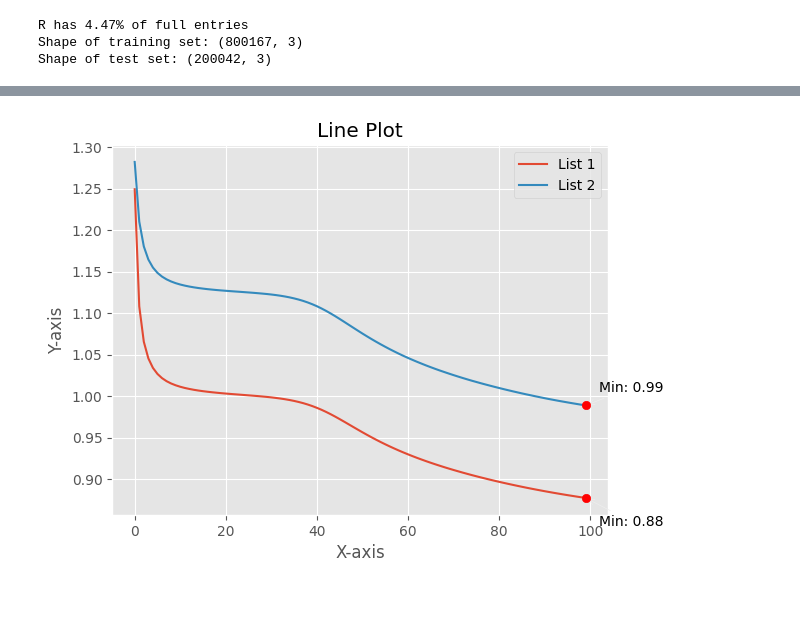
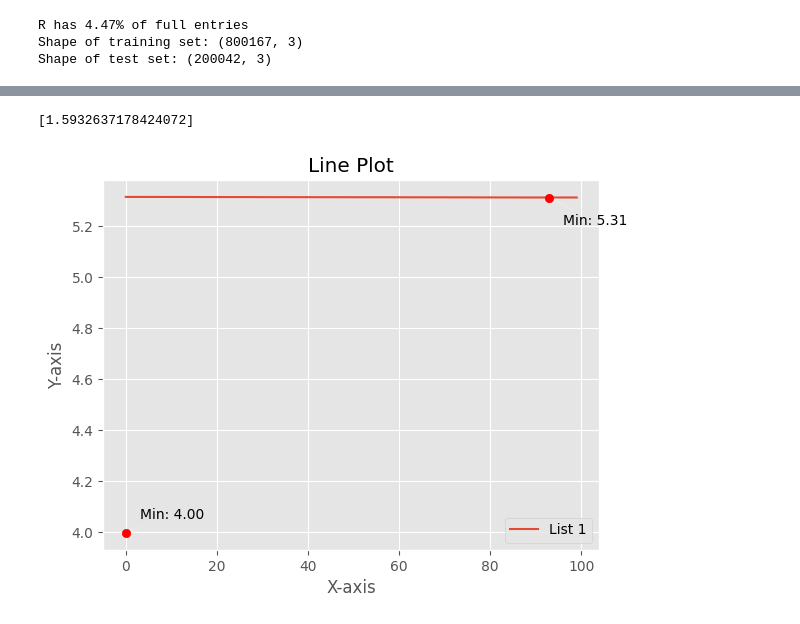
Before and after one commit to MarcoC1796/recommender-systems-thesis, a Jupyter notebook: LatentFactorWithMovieDataset.ipynb, the cells around one changed output, grey strips where cells are left out. Drawn from its saved outputs; the diff is of its cells as text; code cells hidden in the pictures.

```diff
--- a/LatentFactorWithMovieDataset.ipynb
+++ b/LatentFactorWithMovieDataset.ipynb
@@ -245,5 +76,5 @@ class LatentFactorsCollaborativeFiltering:
 # %%
-num_factors_list = [0, 100]
+num_factors_list = [0,1,2] + list(range(5,101,5))
 train_errors_result = []
 val_errors_result = []
 train_errors_result_bias = []
@@ -261,9 +92,10 @@ for num_factors in pbar:
   #models.append(model)
   model = LatentFactorsCollaborativeFiltering(R.shape[0], R.shape[1])
   reg = 0
-  if num_factors ==100:
-    reg = 0.1
-  train_errors, val_errors = model.fit(train_interactions=train_val_set, num_factors=num_factors,validation_interactions=test_set, epochs=15, batch_size=128, learning_rate=1e-2,reg_strength=reg)
+  learning_rate = 1e-2
+  if num_factors > 100:
+    learning_rate = 1e-3
+  train_errors, val_errors = model.fit(train_interactions=train_val_set, num_factors=num_factors,validation_interactions=test_set, epochs=20, batch_size=512, learning_rate=learning_rate,reg_strength=reg)
   train_errors_result_bias.append(train_errors)
   val_errors_result_bias.append(val_errors)
   models_bias.append(model)
@@ -289,3 +121,19 @@ for num_factors in pbar:
   train_errors_result_bias.append(train_errors)
   val_errors_result_bias.append(val_errors)
   models_bias.append(model)
+# %%
+from google.colab import files
+import json
+
+data_to_save = {
+    "num_factors_list": num_factors_list,
+    "train_errors_result_bias": train_errors_result_bias,
+    "val_errors_result_bias":val_errors_result_bias
+    # Add more data here
+}
+x = json.dumps (data_to_save)
+y = x.encode('utf-8')
+with open('example.txt', 'w') as f:
+  f.write(str(y))
+
+files.download('example.txt')
@@ -485,3 +274,8 @@ class LatentFactorsCollaborativeFiltering2:
 # %%
-model = LatentFactorsCollaborativeFiltering2(R.shape[0], R.shape[1])
-train_errors_100, val_errors_100 = model.fit(train_interactions=train_val_set, num_factors=1,validation_interactions=test_set, epochs=100, batch_size=128, learning_rate=1e-3)
+model = LatentFactorsCollaborativeFiltering(R.shape[0], R.shape[1])
+train_errors, val_errors = model.fit(train_interactions=train_val_set,
+                                     num_factors=10,
+                                     epochs=5,
+                                     batch_size=64,
+                                     learning_rate=0.01,
+                                     reg_strength=0)
@@ -488,36 +287,40 @@ train_errors_100, val_errors_100 = model.fit(train_interactions=train_val_set, n
+# %%
+train_errors
+# %% [output]
+[1.5932637178424072]
 # %%
-list1 = train_errors_100
-list2 = val_errors_100
+list1 = train_errors
+list2 = val_errors
 
 # Plotting the lists
 plt.plot(list1, label='List 1')
-plt.plot(list2, label='List 2')
+#plt.plot(list2, label='List 2')
 
 # Adding labels and title
 plt.xlabel('X-axis')
 plt.ylabel('Y-axis')
 plt.title('Line Plot')
 
 # Adding annotations for minimum values
 min_value1 = min(list1)
 min_value2 = min(list2)
 
 plt.annotate(f'Min: {min_value1:.2f}', xy=(list1.index(min_value1), min_value1),
              xytext=(10, -20), textcoords='offset points',
              arrowprops=dict(arrowstyle="->"))
 
 plt.annotate(f'Min: {min_value2:.2f}', xy=(list2.index(min_value2), min_value2),
              xytext=(10, 10), textcoords='offset points',
              arrowprops=dict(arrowstyle="->"))
 
 # Highlighting the minimum value points
 plt.scatter(list1.index(min_value1), min_value1, color='red', zorder=10)
 plt.scatter(list2.index(min_value2), min_value2, color='red', zorder=10)
 
 # Adding legend
 plt.legend()
 
 # Display the plot
 plt.show()
 # %% [output]
-[figure, old version]
+[figure, new version]
```
Also changed, not shown: parts of 17 cells of this notebook.
